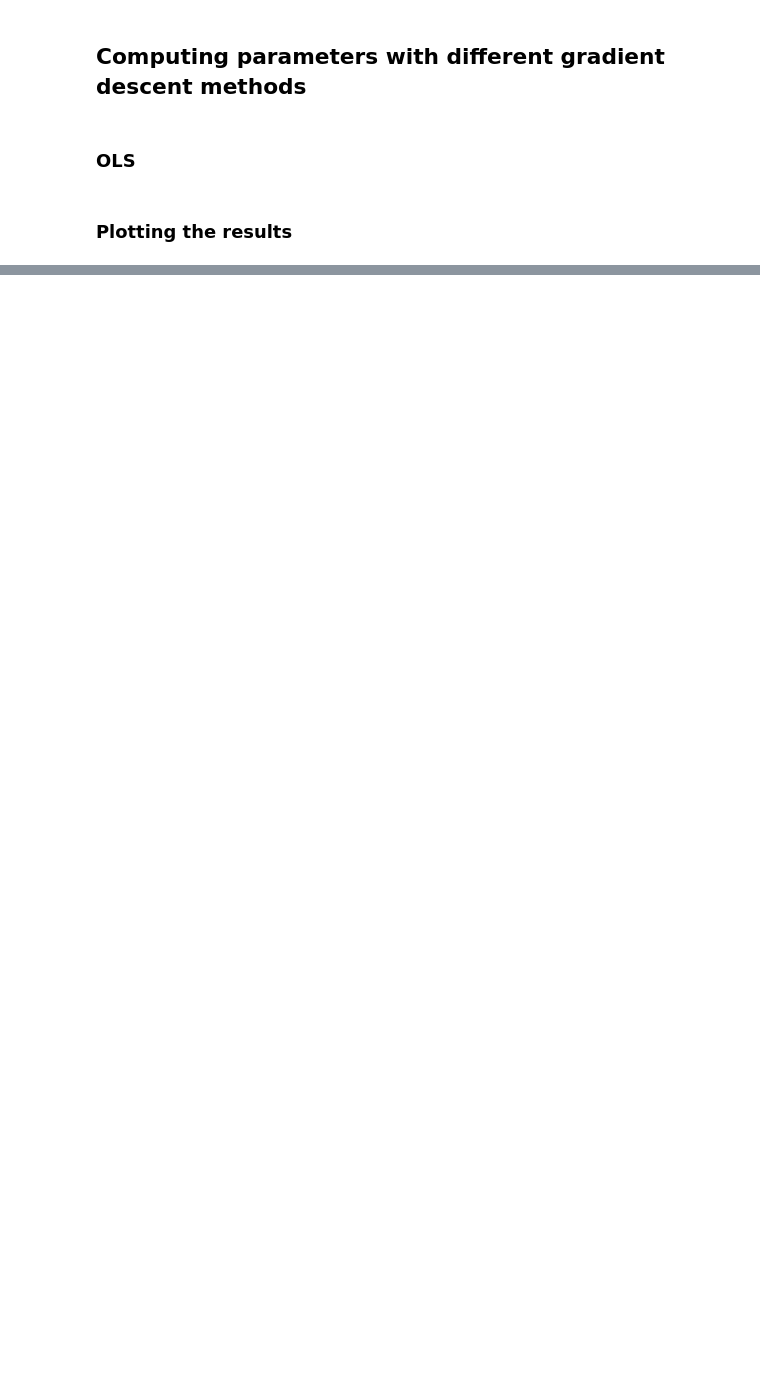
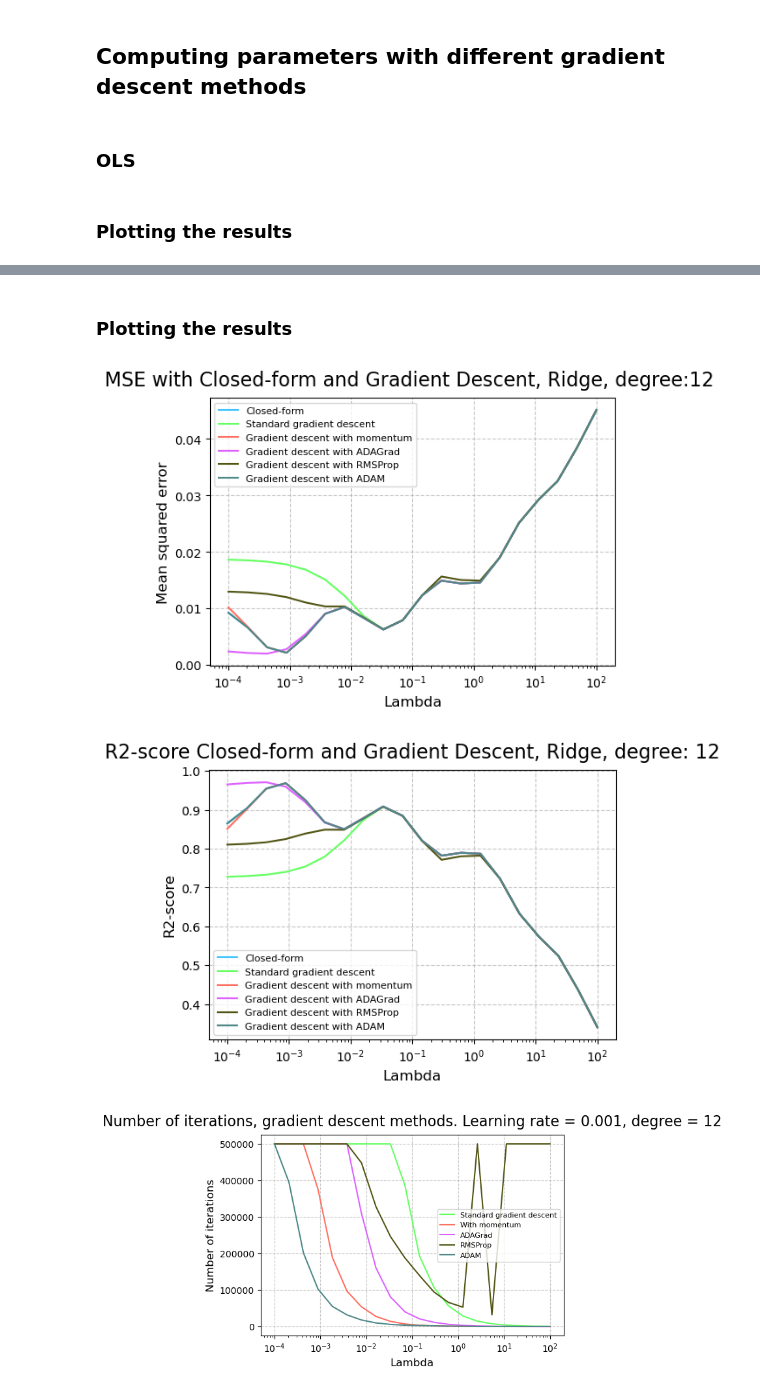
Before and after one commit to egil10/FYSSTK3155, a Jupyter notebook: PROJECT 1/Code/Exd_new.ipynb, the cells around one changed output, grey strips where cells are left out. Drawn from its saved outputs; the diff is of its cells as text; code cells hidden in the pictures; blank space fills up the shorter version.

```diff
--- a/PROJECT 1/Code/Exd_new.ipynb
+++ b/PROJECT 1/Code/Exd_new.ipynb
@@ -410,0 +601,62 @@ num_iterations_gd_RMSProp_OLS
+# %% [markdown]
+### Plotting the results
+# %%
+# MSEs
+plt.figure()
+plt.plot(lambdas, MSE_closed_form_Ridge, label="Closed-form", color='#40C4FF', linewidth=1.5)
+plt.plot(lambdas, MSE_gd_fixed_learning_rate_Ridge, label="Standard gradient descent", color='#64FF61', linewidth=1.5)
+plt.plot(lambdas, MSE_gd_momentum_Ridge, label="Gradient descent with momentum", color='#FF6F61', linewidth=1.5)
+plt.plot(lambdas, MSE_gd_ADAGrad_Ridge, label="Gradient descent with ADAGrad", color='#DD61FF', linewidth=1.5)
+plt.plot(lambdas, MSE_gd_RMSProp_Ridge, label="Gradient descent with RMSProp", color='#525513', linewidth=1.5)
+plt.plot(lambdas, MSE_gd_ADAM_Ridge, label="Gradient descent with ADAM", color='#4E8888', linewidth=1.5)
+plt.title(f"MSE with Closed-form and Gradient Descent, Ridge, degree:{p} ", fontsize=16, fontfamily='sans-serif', pad=10)
+plt.ylabel("Mean squared error", fontsize=12, fontfamily='sans-serif')
+plt.xlabel("Lambda", fontsize=12, fontfamily='sans-serif')
+plt.xscale("log")
+plt.legend(fontsize=8)
+plt.grid(True, linestyle='--', alpha=0.7)
+fig = plt.gcf()
+fig.set_size_inches(6, 4)
+plt.savefig("Plots/mse_gradient_descent_methods_Ridge.pdf", bbox_inches="tight")
+plt.show()
+
+
+# R2-scores
+plt.plot(lambdas, R2_score_closed_form_Ridge, label="Closed-form", color='#40C4FF', linewidth=1.5)
+plt.plot(lambdas, R2_gd_fixed_learning_rate_Ridge, label="Standard gradient descent", color='#64FF61', linewidth=1.5)
+plt.plot(lambdas, R2_gd_momentum_Ridge, label="Gradient descent with momentum", color='#FF6F61', linewidth=1.5)
+plt.plot(lambdas, R2_gd_ADAGrad_Ridge, label="Gradient descent with ADAGrad", color='#DD61FF', linewidth=1.5)
+plt.plot(lambdas, R2_gd_RMSProp_Ridge, label="Gradient descent with RMSProp", color='#525513', linewidth=1.5)
+plt.plot(lambdas, R2_gd_ADAM_Ridge, label="Gradient descent with ADAM", color='#4E8888', linewidth=1.5)
+plt.title(f"R2-score Closed-form and Gradient Descent, Ridge, degree: {p}", fontsize=16, fontfamily='sans-serif', pad=10)
+plt.legend(fontsize=8)
+plt.ylabel("R2-score", fontsize=12, fontfamily='sans-serif')
+plt.xlabel("Lambda", fontsize=12, fontfamily='sans-serif')
+plt.xscale("log")
+plt.grid(True, linestyle='--', alpha=0.7)
+fig = plt.gcf()
+fig.set_size_inches(6, 4)
+plt.savefig("Plots/r2_gradient_descent_methods_Ridge.pdf", bbox_inches="tight")
+plt.show()
+
+
+# Number of iterations
+plt.plot(lambdas, num_iterations_gd_fixed_learning_rate_Ridge, label="Standard gradient descent", color='#64FF61', linewidth=1.5)
+plt.plot(lambdas, num_iterations_gd_momentum_Ridge, label="With momentum", color='#FF6F61', linewidth=1.5)
+plt.plot(lambdas, num_iterations_gd_ADAGrad_Ridge, label="ADAGrad", color='#DD61FF', linewidth=1.5)
+plt.plot(lambdas, num_iterations_gd_RMSProp_Ridge, label="RMSProp", color='#525513', linewidth=1.5)
+plt.plot(lambdas, num_iterations_gd_ADAM_Ridge, label="ADAM", color='#4E8888', linewidth=1.5)
+plt.title(f"Number of iterations, gradient descent methods. Learning rate = {eta}, degree = {p}", fontsize=16, fontfamily='sans-serif', pad=10)
+plt.ylabel("Number of iterations", fontsize=12, fontfamily='sans-serif')
+plt.xlabel("Lambda", fontsize=12, fontfamily='sans-serif')
+plt.xscale("log")
+plt.legend(fontsize=8)
+plt.grid(True, linestyle='--', alpha=0.7)
+fig = plt.gcf()
+fig.set_size_inches(6, 4)
+plt.savefig("Plots/number_of_iterations_gradient_descent_methods_Ridge.pdf", bbox_inches="tight")
+plt.show()
+# %% [output]
+[figure, added]
+[figure, added]
+[figure, added]
```
Also changed, not shown: parts of 11 cells of this notebook, 8 other files.
